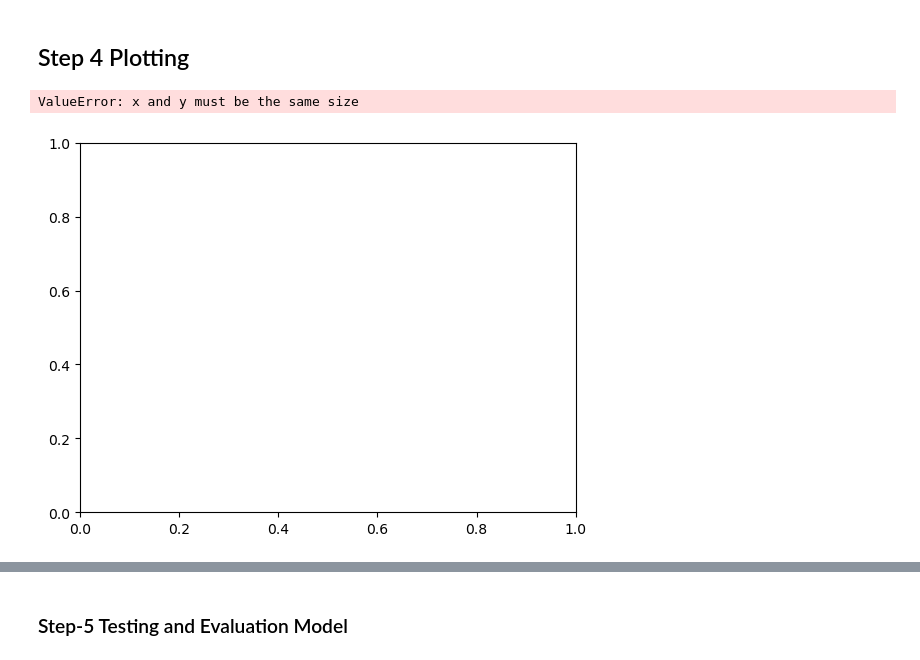
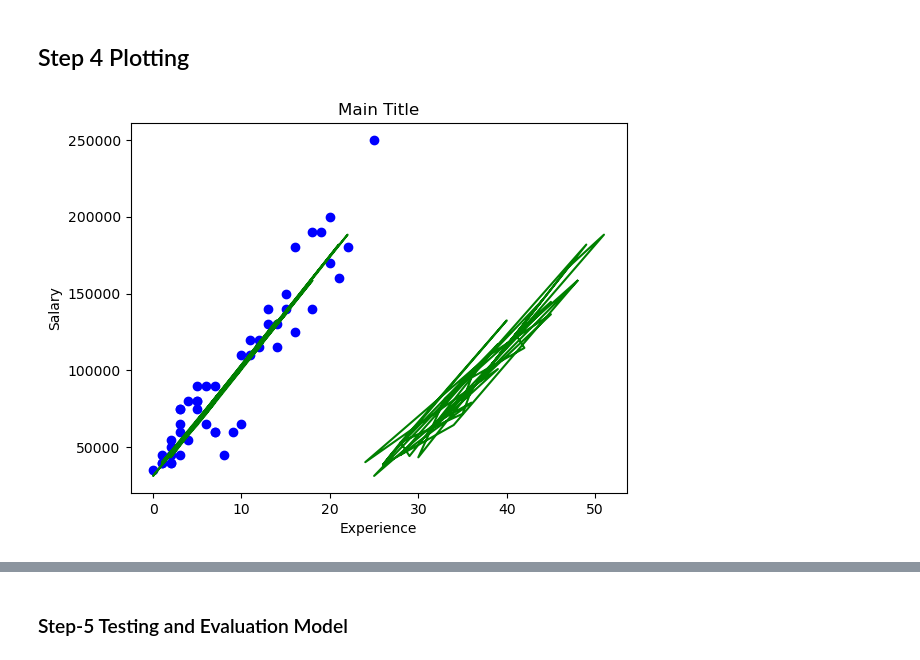
Before and after one commit to mbsj145/Salary_Linear_Regression, a Jupyter notebook: ml_01.ipynb, the cells around one changed output, grey strips where cells are left out. Saved outputs shown, nothing was run; the diff lists cells and outputs as text; code cells hidden in the pictures.

```diff
--- a/ml_01.ipynb
+++ b/ml_01.ipynb
@@ -97,15 +97,15 @@ LinearRegression()
 ## Step 4 Plotting
 # %%
 import matplotlib.pyplot as plt
-plt.scatter(X_train,y_train)
+# plt.scatter(X_train,y_train)
+plt.scatter(df['YearsExperience'], df['Salary'], color='blue', label='Actual Salary')
 plt.plot(X_train,model.predict(X_train), color = "green")
 plt.xlabel("Experience")
 plt.ylabel("Salary")
 plt.title("Main Title")
 plt.show()
 # %% [output]
-ValueError: x and y must be the same size
-[figure, old version]
+[figure, new version]
 # %%
 import matplotlib.pyplot as plt
 plt.scatter(df['YearsExperience'], df['Salary'], color='blue', label='Actual Salary')
```
Also changed, not shown: parts of 1 cell of this notebook.
